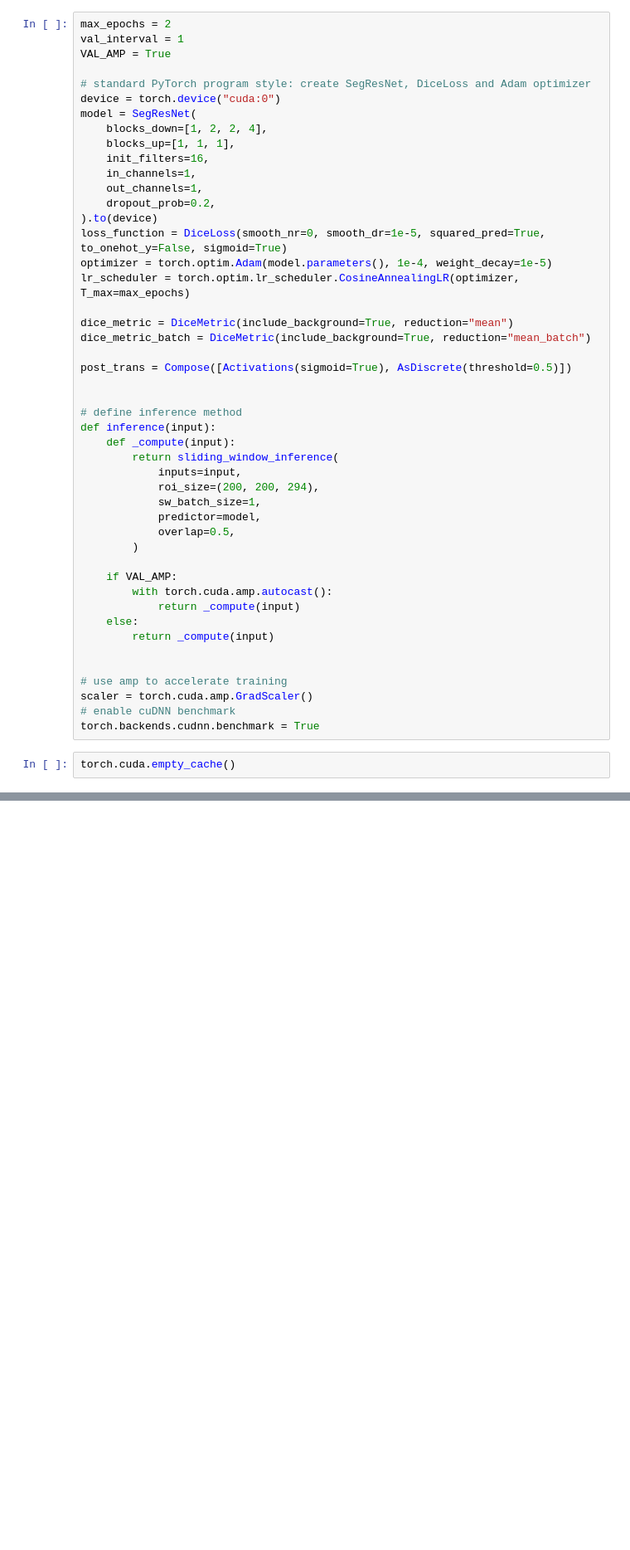
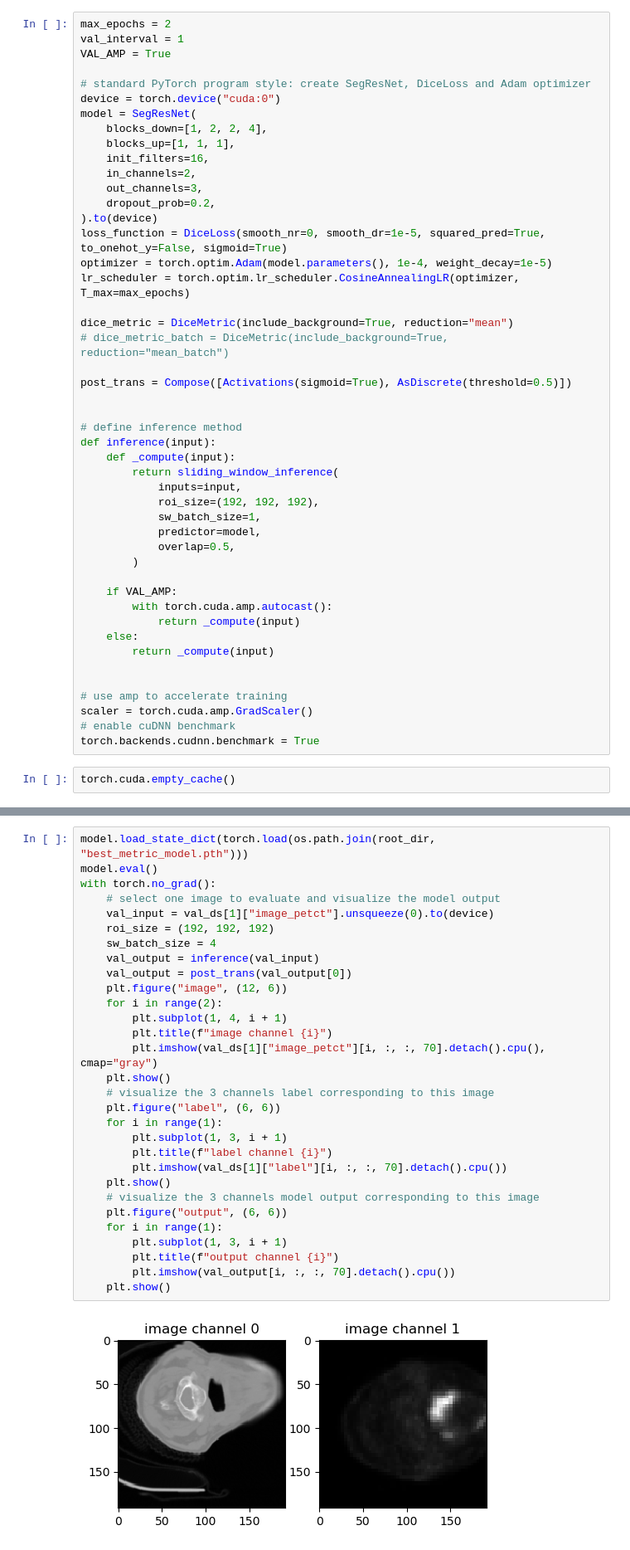
Before and after one commit to SreejaMalladi/Varian, a Jupyter notebook: preprocessing.ipynb, the cells around one changed output, grey strips where cells are left out. Shown at 83% size. Drawn from its saved outputs; the diff is of its cells as text; blank space fills up the shorter version.

```diff
--- a/preprocessing.ipynb
+++ b/preprocessing.ipynb
@@ -376,8 +396,8 @@ model = SegResNet(
     blocks_down=[1, 2, 2, 4],
     blocks_up=[1, 1, 1],
     init_filters=16,
-    in_channels=1,
-    out_channels=1,
+    in_channels=2,
+    out_channels=3,
     dropout_prob=0.2,
 ).to(device)
 loss_function = DiceLoss(smooth_nr=0, smooth_dr=1e-5, squared_pred=True, to_onehot_y=False, sigmoid=True)
@@ -385,7 +405,7 @@ optimizer = torch.optim.Adam(model.parameters(), 1e-4, weight_decay=1e-5)
 lr_scheduler = torch.optim.lr_scheduler.CosineAnnealingLR(optimizer, T_max=max_epochs)
 
 dice_metric = DiceMetric(include_background=True, reduction="mean")
-dice_metric_batch = DiceMetric(include_background=True, reduction="mean_batch")
+# dice_metric_batch = DiceMetric(include_background=True, reduction="mean_batch")
 
 post_trans = Compose([Activations(sigmoid=True), AsDiscrete(threshold=0.5)])
 
@@ -395,7 +415,7 @@ def inference(input):
     def _compute(input):
         return sliding_window_inference(
             inputs=input,
-            roi_size=(200, 200, 294),
+            roi_size=(192, 192, 192),
             sw_batch_size=1,
             predictor=model,
             overlap=0.5,
@@ -646,0 +585,32 @@ for epoch in range(max_epochs):
+# %%
+model.load_state_dict(torch.load(os.path.join(root_dir, "best_metric_model.pth")))
+model.eval()
+with torch.no_grad():
+    # select one image to evaluate and visualize the model output
+    val_input = val_ds[1]["image_petct"].unsqueeze(0).to(device)
+    roi_size = (192, 192, 192)
+    sw_batch_size = 4
+    val_output = inference(val_input)
+    val_output = post_trans(val_output[0])
+    plt.figure("image", (12, 6))
+    for i in range(2):
+        plt.subplot(1, 4, i + 1)
+        plt.title(f"image channel {i}")
+        plt.imshow(val_ds[1]["image_petct"][i, :, :, 70].detach().cpu(), cmap="gray")
+    plt.show()
+    # visualize the 3 channels label corresponding to this image
+    plt.figure("label", (6, 6))
+    for i in range(1):
+        plt.subplot(1, 3, i + 1)
+        plt.title(f"label channel {i}")
+        plt.imshow(val_ds[1]["label"][i, :, :, 70].detach().cpu())
+    plt.show()
+    # visualize the 3 channels model output corresponding to this image
+    plt.figure("output", (6, 6))
+    for i in range(1):
+        plt.subplot(1, 3, i + 1)
+        plt.title(f"output channel {i}")
+        plt.imshow(val_output[i, :, :, 70].detach().cpu())
+    plt.show()
+# %% [output]
+[figure, added]
```
Also changed, not shown: parts of 18 cells of this notebook.
